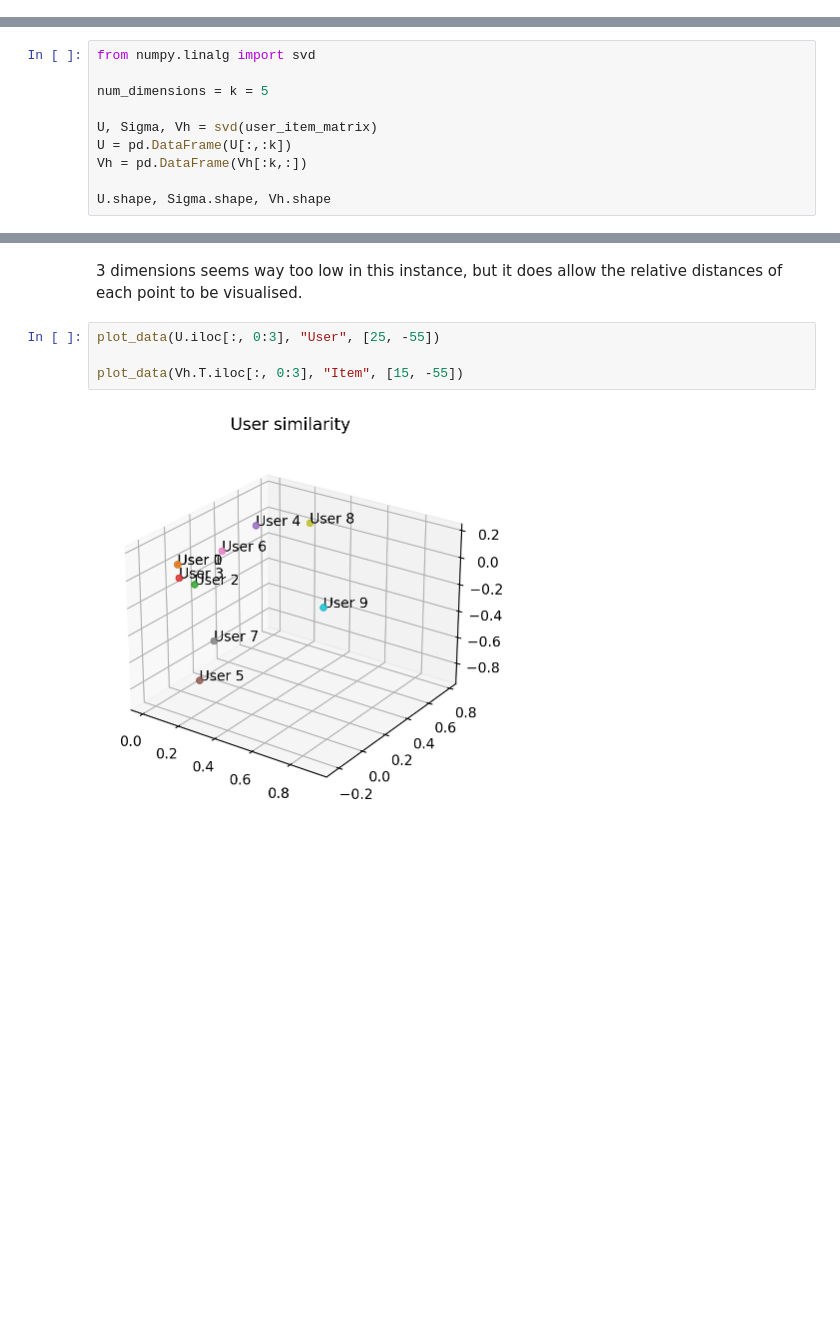
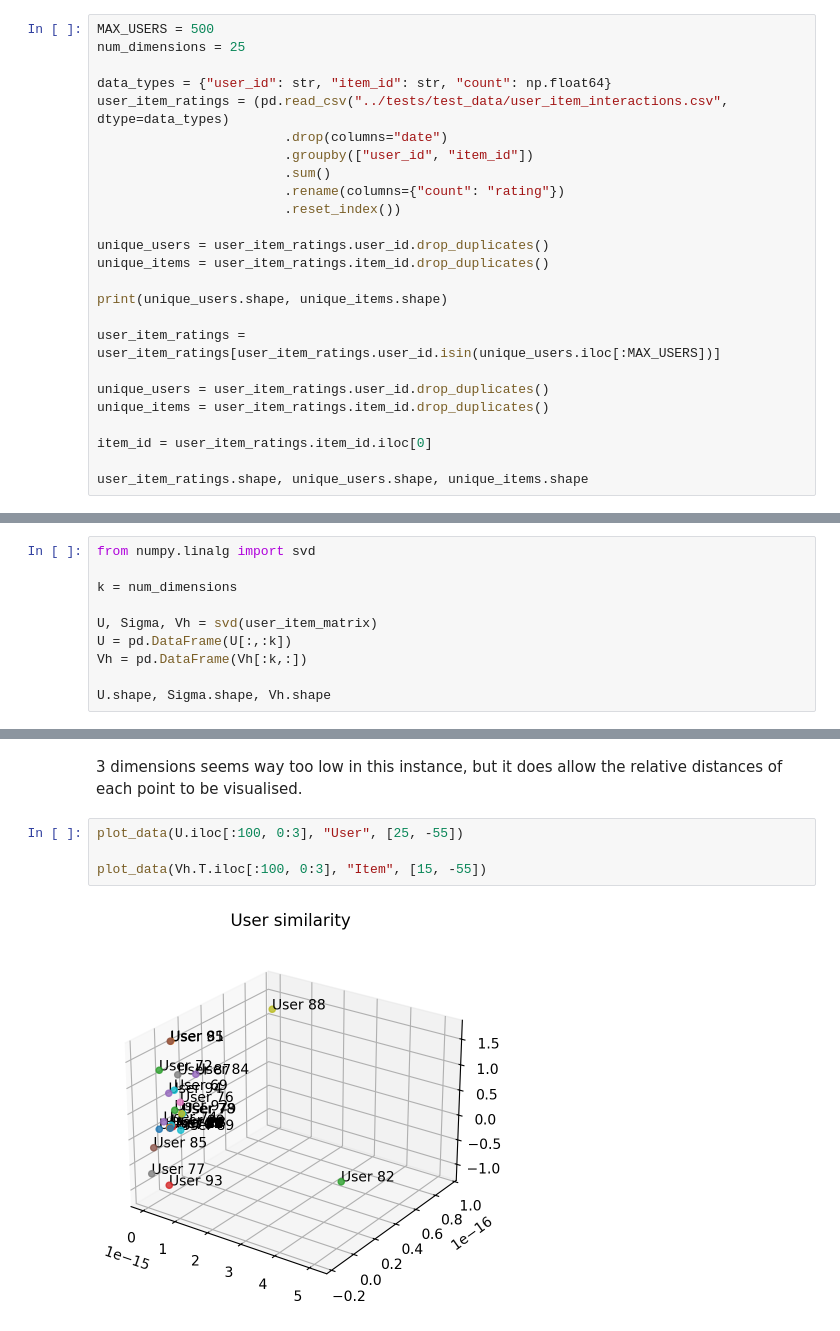
Before and after one commit to DungBeetleBASH/recsys-pipeliner, a Jupyter notebook: notebooks/svd_recommender.ipynb, the cells around one changed output, grey strips where cells are left out. Drawn from its saved outputs; the diff is of its cells as text; blank space fills up the shorter version.

```diff
--- a/notebooks/svd_recommender.ipynb
+++ b/notebooks/svd_recommender.ipynb
@@ -20,0 +9,25 @@ user_item_ratings.head(5)
+# %%
+MAX_USERS = 500
+num_dimensions = 25
+
+data_types = {"user_id": str, "item_id": str, "count": np.float64}
+user_item_ratings = (pd.read_csv("../tests/test_data/user_item_interactions.csv", dtype=data_types)
+                        .drop(columns="date")
+                        .groupby(["user_id", "item_id"])
+                        .sum()
+                        .rename(columns={"count": "rating"})
+                        .reset_index())
+
+unique_users = user_item_ratings.user_id.drop_duplicates()
+unique_items = user_item_ratings.item_id.drop_duplicates()
+
+print(unique_users.shape, unique_items.shape)
+
+user_item_ratings = user_item_ratings[user_item_ratings.user_id.isin(unique_users.iloc[:MAX_USERS])]
+
+unique_users = user_item_ratings.user_id.drop_duplicates()
+unique_items = user_item_ratings.item_id.drop_duplicates()
+
+item_id = user_item_ratings.item_id.iloc[0]
+
+user_item_ratings.shape, unique_users.shape, unique_items.shape
@@ -46,7 +50,7 @@ Similarly, `Vh.T` represents the features of each item compressed into a much sm
 # %%
 from numpy.linalg import svd
 
-num_dimensions = k = 5
+k = num_dimensions
 
 U, Sigma, Vh = svd(user_item_matrix)
 U = pd.DataFrame(U[:,:k])
@@ -127,8 +139,8 @@ def plot_data(mat, data_type, camera=None):
 # %% [markdown]
 3 dimensions seems way too low in this instance, but it does allow the relative distances of each point to be visualised.
 # %%
-plot_data(U.iloc[:, 0:3], "User", [25, -55])
+plot_data(U.iloc[:100, 0:3], "User", [25, -55])
 
-plot_data(Vh.T.iloc[:, 0:3], "Item", [15, -55])
+plot_data(Vh.T.iloc[:100, 0:3], "Item", [15, -55])
 # %% [output]
-[figure, old version]
+[figure, new version]
```
Also changed, not shown: parts of 9 cells of this notebook, 1 other file.
